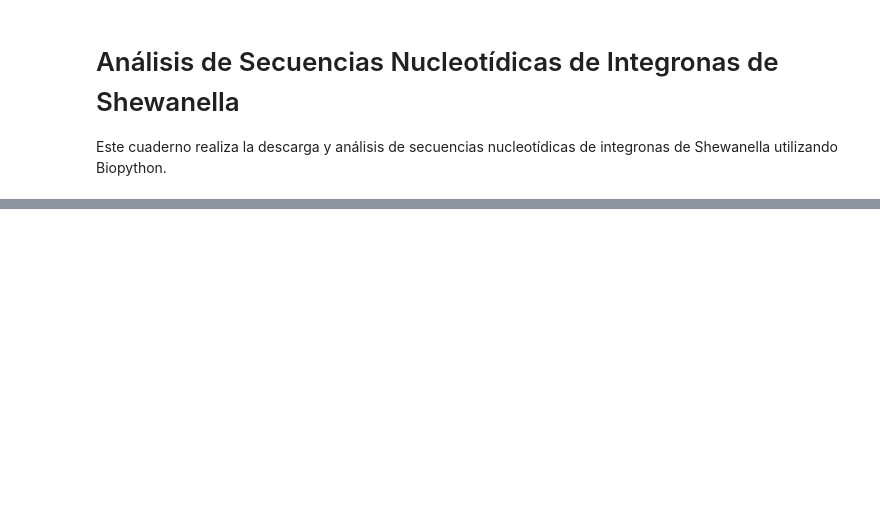
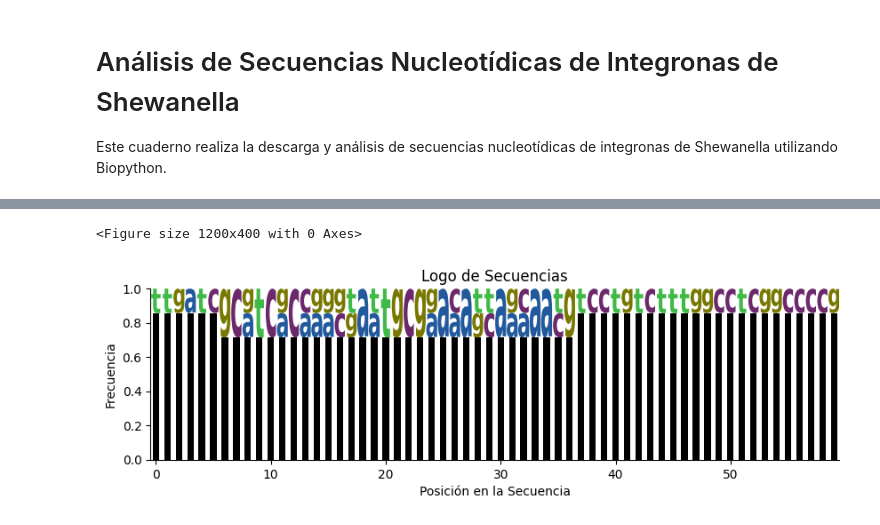
Before and after one commit to olishewanella/master, a Jupyter notebook: AMShewanella.ipynb, the cells around one changed output, grey strips where cells are left out. Saved outputs shown, nothing was run; the diff lists cells and outputs as text; code cells hidden in the pictures; blank space fills up the shorter version.

```diff
--- a/AMShewanella.ipynb
+++ b/AMShewanella.ipynb
@@ -303,0 +318,39 @@ def graficar_barras_conservacion(archivo_alineamiento):
+# %%
+#@title funcion con logomaker
+
+import logomaker
+import matplotlib.pyplot as plt
+from Bio import AlignIO
+import numpy as np
+import pandas as pd
+
+def crear_logo_secuencias_optimizado(archivo_alineamiento, segmento=None):
+    # Leer el alineamiento
+    alineamiento = AlignIO.read(archivo_alineamiento, "fasta")
+    if segmento:
+        alineamiento = [rec.seq[segmento[0]:segmento[1]] for rec in alineamiento]
+
+    # Convertir a una matriz de NumPy
+    aln_array = np.array([list(str(rec)) for rec in alineamiento])
+
+    # Calcular frecuencias
+    simbolos = set(aln_array.flatten())
+    df_frecuencias = pd.DataFrame({s: (aln_array == s).mean(axis=0) for s in simbolos})
+
+    # Configurar el tamaño de la figura y el espacio entre las columnas
+    plt.figure(figsize=(12, 4))
+    logo = logomaker.Logo(df_frecuencias, color_scheme='NajafabadiEtAl2017', stack_order='small_on_top')
+
+    # Ajustar la visualización
+    logo.ax.set_xlabel('Posición en la Secuencia')
+    logo.ax.set_ylabel('Frecuencia')
+    logo.ax.set_title('Logo de Secuencias')
+    logo.ax.spines['right'].set_visible(False)
+    logo.ax.spines['top'].set_visible(False)
+
+    # Mostrar el logo
+    plt.show()
+
+# Ejemplo de uso
+#crear_logo_secuencias_optimizado('/content/parte_0_alineado.fasta', segmento=(420,480))
+# %% [output]
@@ -303,0 +358,2 @@ def graficar_barras_conservacion(archivo_alineamiento):
+<Figure size 1200x400 with 0 Axes>
+[figure, added]
```
Also changed, not shown: parts of 4 cells of this notebook.
